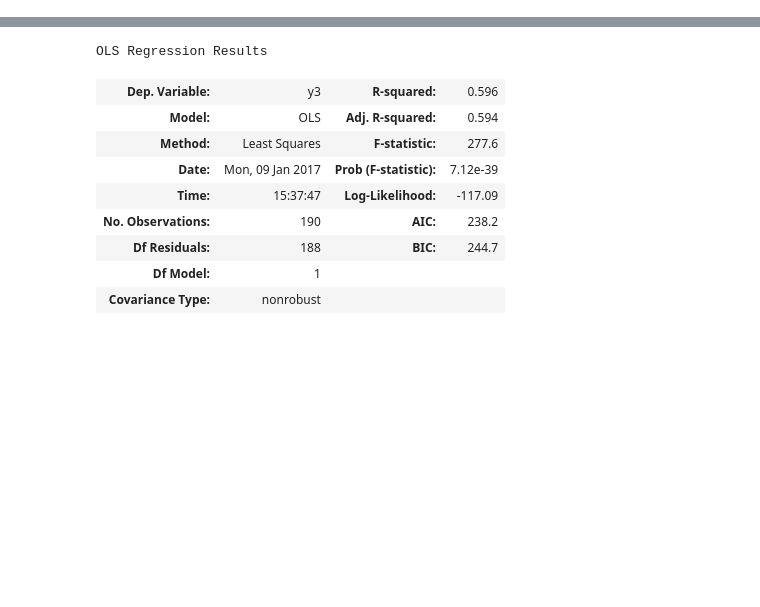
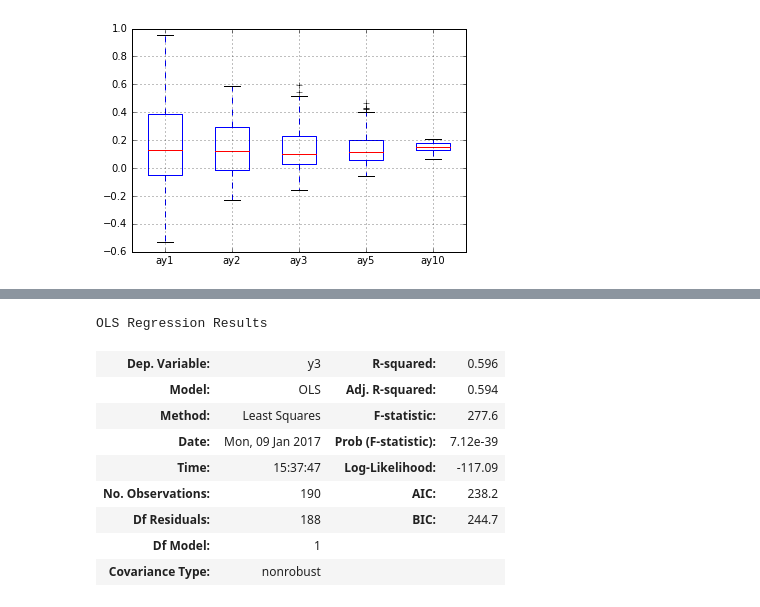
Before and after one commit to icymist/investing, a Jupyter notebook: analysis_bse_sensex.ipynb, the cells around one changed output, grey strips where cells are left out. Cells and saved outputs as stored; diff of their text form; code cells hidden in the pictures; blank space fills up the shorter version.

```diff
--- a/analysis_bse_sensex.ipynb
+++ b/analysis_bse_sensex.ipynb
@@ -65,0 +63,4 @@ df.tail(25)
+# %%
+ax = df[['ay1', 'ay2', 'ay3', 'ay5', 'ay10']].boxplot(return_type='axes')
+# %% [output]
+[figure, added]
```
Also changed, not shown: parts of 18 cells of this notebook.
